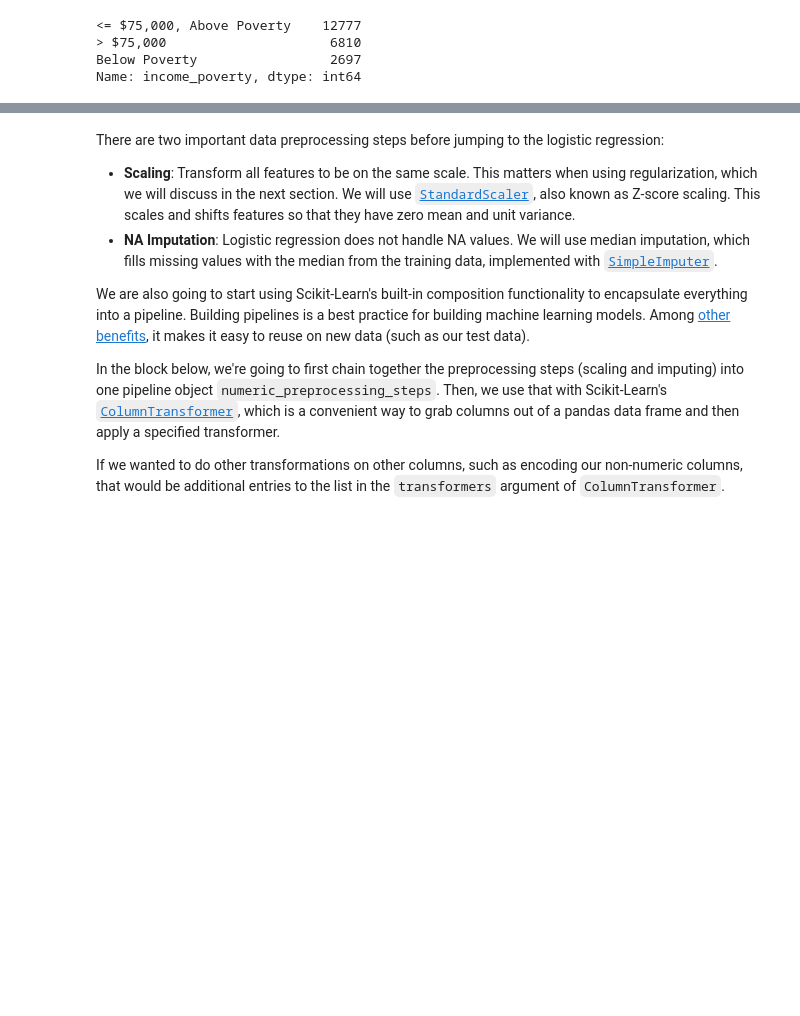
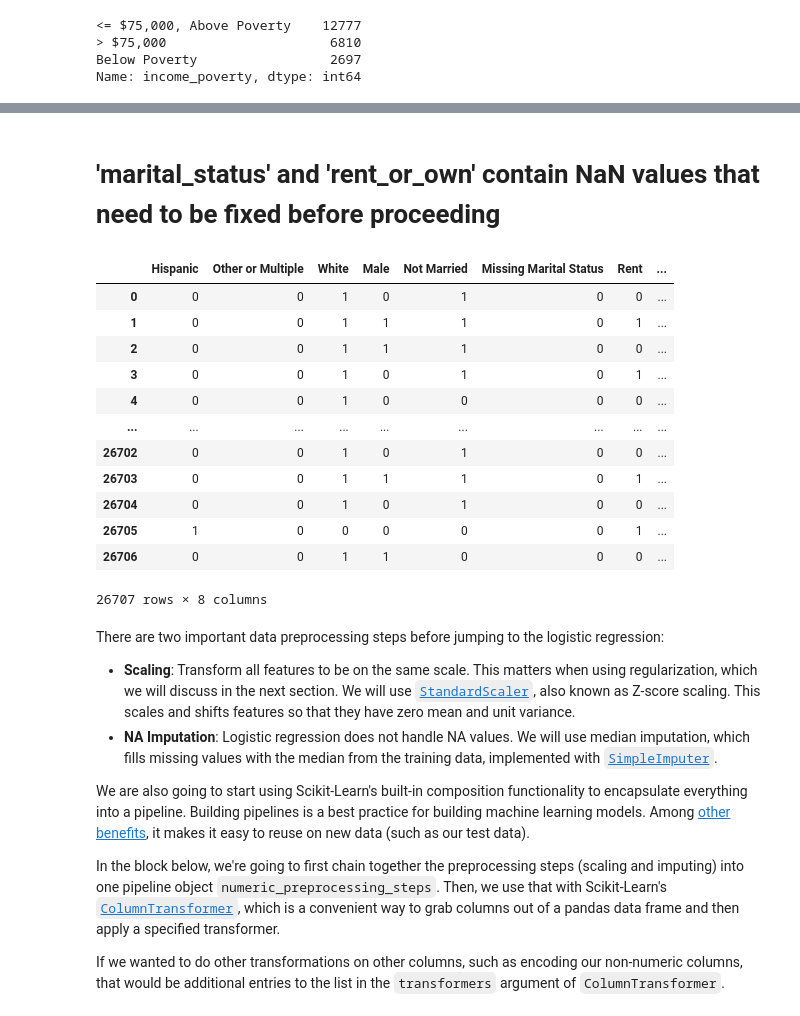
Before and after one commit to natcoutts/flu-shot-learning-tutorial, a Jupyter notebook: notebooks/0.0-flu-shot-learning-tutorial-wLogLasso-wCatVars.ipynb, the cells around one changed output, grey strips where cells are left out. Cells and saved outputs as stored; diff of their text form; code cells hidden in the pictures; blank space fills up the shorter version.

Commit message:
pre-process cat variables with missing values

```diff
--- a/notebooks/0.0-flu-shot-learning-tutorial-wLogLasso-wCatVars.ipynb
+++ b/notebooks/0.0-flu-shot-learning-tutorial-wLogLasso-wCatVars.ipynb
@@ -554,0 +801,2 @@ Check back later to see whether the order of encoded variables and raw variables
+# %%
+features_df['rent_or_own'].fillna('missing_rental_status',inplace=True)
@@ -554,0 +831,2 @@ Check back later to see whether the order of encoded variables and raw variables
+# %%
+features_df['employment_status'].fillna('missing_employment_status',inplace=True)
@@ -554,0 +867,2 @@ Check back later to see whether the order of encoded variables and raw variables
+# %%
+features_df['hhs_geo_region'].fillna('missing_hhs_geo_region',inplace=True)
@@ -555,3 +889,30 @@ Check back later to see whether the order of encoded variables and raw variables
+# %% [markdown]
+# 'marital_status' and 'rent_or_own' contain NaN values that need to be fixed before proceeding
+# %%
+# regression models NEED dummy encoding - but must use the default handle_unknown='error' NOT , handle_unknown='ignore'
+# 'marital_status' and 'rent_or_own' contain NaN values that need to be fixed before proceeding
+onehot = OneHotEncoder(dtype=np.int, drop='first', sparse=True)
+processed = pd.DataFrame(onehot.fit_transform(features_df[['race','sex','marital_status', 'rent_or_own']])\
+                        .toarray(),
+                        columns=['Hispanic', 'Other or Multiple', 'White', 'Male', 'Not Married', 'Missing Marital Status', 'Rent', 'Missing Rental Status'])
+# COLUMNS NEED TO BE SPECIFIED IN ALPHABETICAL ORDER
+# Otherwise the column headers and the encoding won't match!
+# %%
+processed
+# %% [output]
+|  | Hispanic | Other or Multiple | White | Male | Not Married | Missing Marital Status | Rent | ... |
+| 0 | 0 | 0 | 1 | 0 | 1 | 0 | 0 | ... |
+| 1 | 0 | 0 | 1 | 1 | 1 | 0 | 1 | ... |
+| 2 | 0 | 0 | 1 | 1 | 1 | 0 | 0 | ... |
+| 3 | 0 | 0 | 1 | 0 | 1 | 0 | 1 | ... |
+| 4 | 0 | 0 | 1 | 0 | 0 | 0 | 0 | ... |
+| ... | ... | ... | ... | ... | ... | ... | ... | ... |
+| 26702 | 0 | 0 | 1 | 0 | 1 | 0 | 0 | ... |
+| 26703 | 0 | 0 | 1 | 1 | 1 | 0 | 1 | ... |
+| 26704 | 0 | 0 | 1 | 0 | 1 | 0 | 0 | ... |
+| 26705 | 1 | 0 | 0 | 0 | 0 | 0 | 1 | ... |
+| 26706 | 0 | 0 | 1 | 1 | 0 | 0 | 0 | ... |
+26707 rows × 8 columns
 # %% [markdown]
 There are two important data preprocessing steps before jumping to the logistic regression:
 
```
Also changed, not shown: parts of 50 cells of this notebook.
